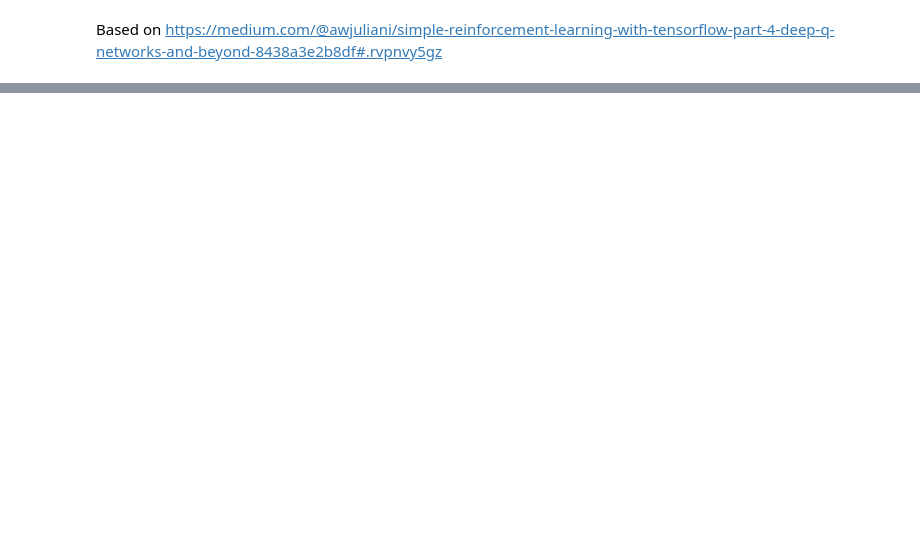
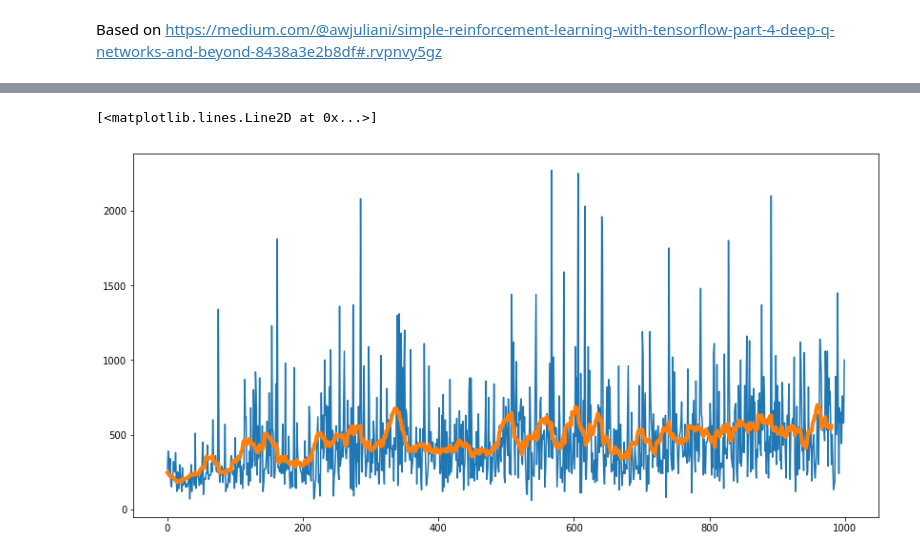
Before and after one commit to libfun/deephack3, a Jupyter notebook: Dueling double dqn.ipynb, the cells around one changed output, grey strips where cells are left out. Drawn from its saved outputs; the diff is of its cells as text; code cells hidden in the pictures; blank space fills up the shorter version.

```diff
--- a/Dueling double dqn.ipynb
+++ b/Dueling double dqn.ipynb
@@ -220,0 +228,12 @@ plt.plot(rList)
+# %%
+def moving_average(a, n=3) :
+    ret = np.cumsum(a, dtype=float)
+    ret[n:] = ret[n:] - ret[:-n]
+    return ret[n - 1:] / n
+# %%
+plt.figure(figsize=(14,7))
+plt.plot(rList)
+plt.plot(moving_average(rList, 20), linewidth=4.0)
+# %% [output]
+[<matplotlib.lines.Line2D at 0x...>]
+[figure, added]
```
Also changed, not shown: parts of 8 cells of this notebook.
